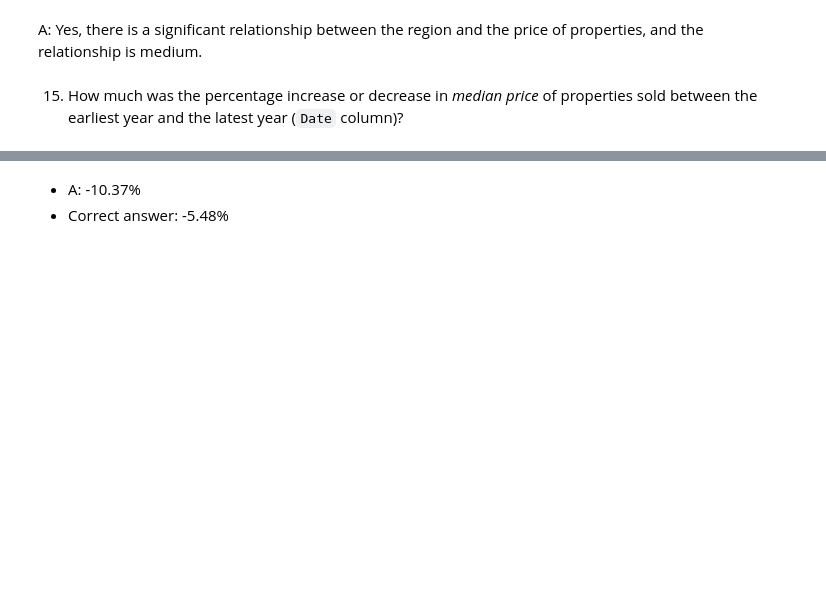
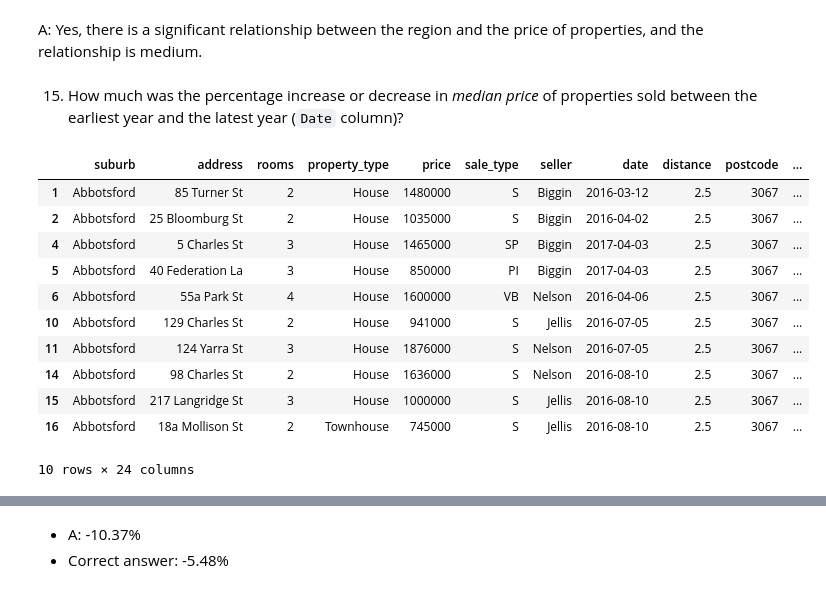
Before and after one commit to bruhu/week-6-assessment, a Jupyter notebook: assessment_notebook.ipynb, the cells around one changed output, grey strips where cells are left out. Cells and saved outputs as stored; diff of their text form; code cells hidden in the pictures; blank space fills up the shorter version.

```diff
--- a/assessment_notebook.ipynb
+++ b/assessment_notebook.ipynb
@@ -486,3 +711,18 @@ plt.show()
 A: Yes, there is a significant relationship between the region and the price of properties, and the relationship is medium.
 # %% [markdown]
 15. How much was the percentage increase or decrease in *median price* of properties sold between the earliest year and the latest year (`Date` column)?
+# %%
+df.head(10)
+# %% [output]
+|  | suburb | address | rooms | property_type | price | sale_type | seller | date | distance | postcode | ... |
+| 1 | Abbotsford | 85 Turner St | 2 | House | 1480000 | S | Biggin | 2016-03-12 | 2.5 | 3067 | ... |
+| 2 | Abbotsford | 25 Bloomburg St | 2 | House | 1035000 | S | Biggin | 2016-04-02 | 2.5 | 3067 | ... |
+| 4 | Abbotsford | 5 Charles St | 3 | House | 1465000 | SP | Biggin | 2017-04-03 | 2.5 | 3067 | ... |
+| 5 | Abbotsford | 40 Federation La | 3 | House | 850000 | PI | Biggin | 2017-04-03 | 2.5 | 3067 | ... |
+| 6 | Abbotsford | 55a Park St | 4 | House | 1600000 | VB | Nelson | 2016-04-06 | 2.5 | 3067 | ... |
+| 10 | Abbotsford | 129 Charles St | 2 | House | 941000 | S | Jellis | 2016-07-05 | 2.5 | 3067 | ... |
+| 11 | Abbotsford | 124 Yarra St | 3 | House | 1876000 | S | Nelson | 2016-07-05 | 2.5 | 3067 | ... |
+| 14 | Abbotsford | 98 Charles St | 2 | House | 1636000 | S | Nelson | 2016-08-10 | 2.5 | 3067 | ... |
+| 15 | Abbotsford | 217 Langridge St | 3 | House | 1000000 | S | Jellis | 2016-08-10 | 2.5 | 3067 | ... |
+| 16 | Abbotsford | 18a Mollison St | 2 | Townhouse | 745000 | S | Jellis | 2016-08-10 | 2.5 | 3067 | ... |
+10 rows × 24 columns
```
Also changed, not shown: parts of 39 cells of this notebook.
